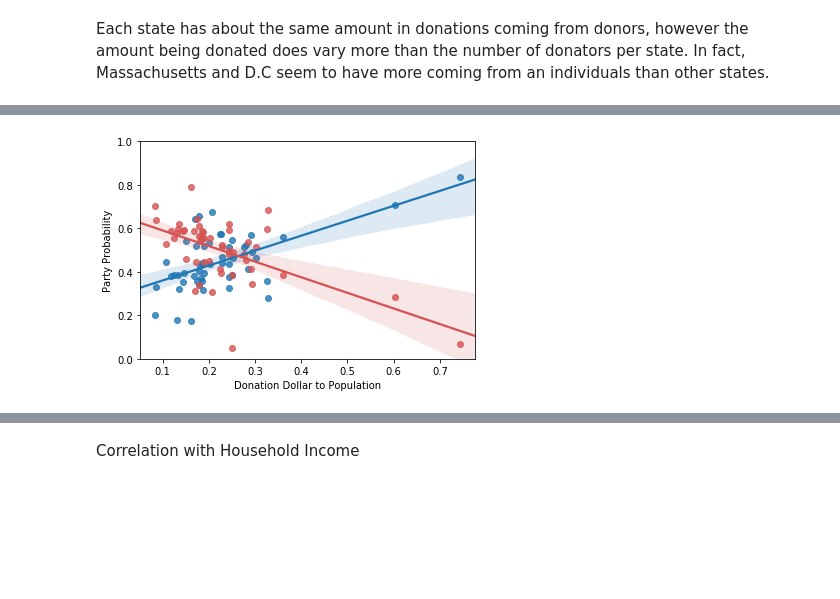
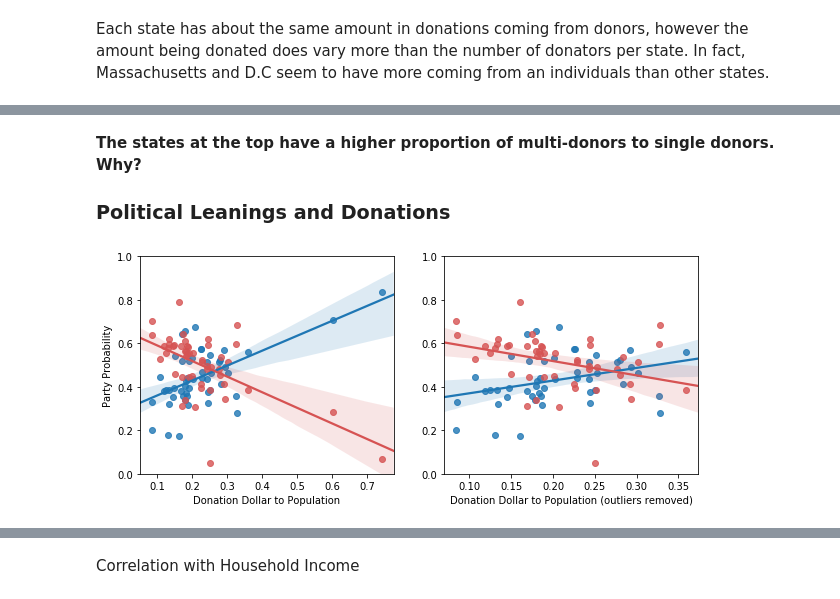
Before and after one commit to mikeona120/MATH189_Final, a Jupyter notebook: liebscher_analysis.ipynb, the cells around one changed output, grey strips where cells are left out. Cells and saved outputs as stored; diff of their text form; code cells hidden in the pictures; blank space fills up the shorter version.

```diff
--- a/liebscher_analysis.ipynb
+++ b/liebscher_analysis.ipynb
@@ -226,7 +226,11 @@ len(resources_subset) / len(resources_dat), len(resources_subset)
 The goal is to garner the most donations. So, who should our emails be targeting?
 # %%
 unique_donors = donations_subset.groupby('donor_id')
-donors_donation_counts = pd.DataFrame({'total_amount': unique_donors['amount'].sum(), 'count': unique_donors['amount'].count()})
+donors_donation_counts = pd.DataFrame({
+    'total_amount': unique_donors['amount'].sum(),
+    'count': unique_donors['amount'].count()
+    })
 donors_donation_counts['avg'] = donors_donation_counts['total_amount'] / donors_donation_counts['count']
-donors_donation_counts.sample(5)
+unique_donors_complete = donors_subset.merge(donors_donation_counts, right_index=True, left_on='donor_id')
+unique_donors_complete.sample(5)
 # %% [output]
@@ -244,8 +247,8 @@ How does donation frequency compare to donation amounts? Use custom bins.
 # %%
 donate_freq_bins = np.array([1, 2, 3, 4, 5, 6, 7, 8, 9, 10, 15, 25, 50, 100, 200, 500, 1000, 5000, 10000])
 # %%
-donors_donation_counts['bin'] = np.digitize(donors_donation_counts['count'], donate_freq_bins, right=True)
-donation_freq = np.unique(donors_donation_counts['bin'], return_counts=True)
+unique_donors_complete['bin'] = np.digitize(unique_donors_complete['count'], donate_freq_bins, right=True)
+donation_freq = np.unique(unique_donors_complete['bin'], return_counts=True)
 # %%
 plt.subplots(figsize=(10, 4))
 sns.barplot(x=donate_freq_bins, y=donation_freq[1])
@@ -444,5 +466,5 @@ What about the amount being donated from each state?
 # %%
-total_donated_per_state = donors_subset_donations_inc.groupby('donor_state')['total_amount'].sum()
+total_donated_per_state = unique_donors_complete.groupby('donor_state')['total_amount'].sum()
 total_donated_per_state = pd.DataFrame(total_donated_per_state, columns=['total_amount']).reset_index()
 # %%
 donor_states_amt = states_pop.merge(total_donated_per_state, right_on='donor_state', left_on='state').drop('donor_state', axis=1)
@@ -549,3 +573,7 @@ g_df = pd.concat([g1_df, g2_df], axis=0)
+# %% [markdown]
+**The states at the top have a higher proportion of multi-donors to single donors. Why?**
+
+### Political Leanings and Donations
 # %%
 elections_2014 = pd.read_csv('data/data_clean/2014elections_clean.csv', index_col='state')
 # %%
@@ -556,11 +584,21 @@ elections_2014['third_prob'] = elections_2014['third'] / s
 
 donor_states_politcal = donor_states_amt.merge(elections_2014.drop(['democrat', 'republican', 'third'], axis=1), right_index=True, left_on='state')
 # %%
+plt.subplots(figsize=(10,4))
+plt.subplot(121)
 sns.regplot('ratio', 'democrat_prob', data=donor_states_politcal)
 sns.regplot('ratio', 'republican_prob', data=donor_states_politcal, color='#D65353')
 
 plt.ylabel('Party Probability')
 plt.xlabel('Donation Dollar to Population')
 plt.ylim([0,1]);
+
+plt.subplot(122)
+sns.regplot('ratio', 'democrat_prob', data=donor_states_politcal[donor_states_politcal['ratio'] < 0.5])
+sns.regplot('ratio', 'republican_prob', data=donor_states_politcal[donor_states_politcal['ratio'] < 0.5], color='#D65353')
+
+plt.ylabel('')
+plt.xlabel('Donation Dollar to Population (outliers removed)')
+plt.ylim([0,1]);
 # %% [output]
-[figure, old version]
+[figure, new version]
```
Also changed, not shown: parts of 75 cells of this notebook.
